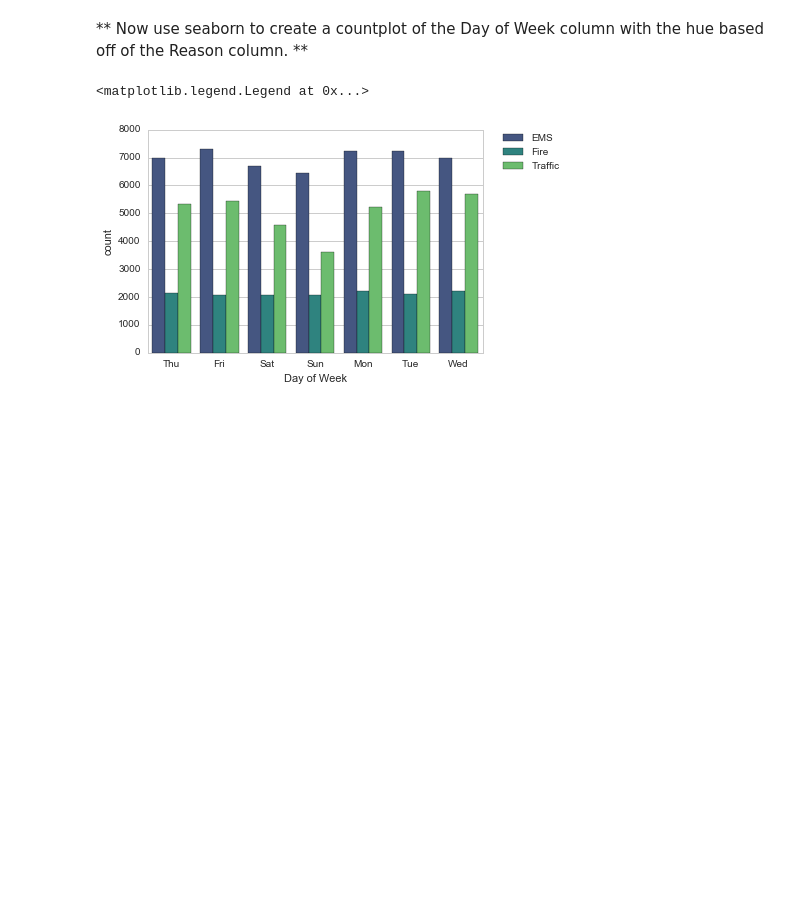
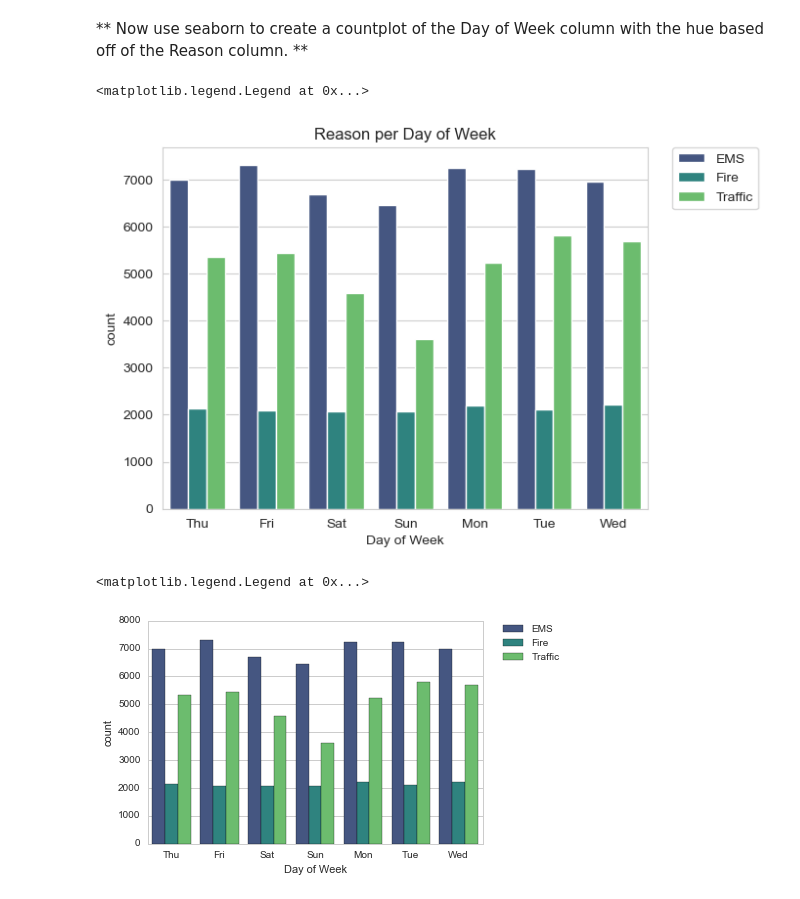
Before and after one commit to tdiazca/DataScienceUdemy, a Jupyter notebook: Refactored_Py_DS_ML_Bootcamp-master/10-Data-Capstone-Projects/01-911 Calls Data Capstone Project.ipynb, the cells around one changed output. Cells and saved outputs as stored; diff of their text form; code cells hidden in the pictures; blank space fills up the shorter version.

```diff
--- a/Refactored_Py_DS_ML_Bootcamp-master/10-Data-Capstone-Projects/01-911 Calls Data Capstone Project.ipynb
+++ b/Refactored_Py_DS_ML_Bootcamp-master/10-Data-Capstone-Projects/01-911 Calls Data Capstone Project.ipynb
@@ -104,3 +176,5 @@ ___
 str
 # %% [markdown]
 ** You should have seen that these timestamps are still strings. Use [pd.to_datetime](http://pandas.pydata.org/pandas-docs/stable/generated/pandas.to_datetime.html) to convert the column from strings to DateTime objects. **
+# %%
+df['timeStamp'] = df['timeStamp'].apply(lambda s: pd.to_datetime(s))
@@ -111,3 +212,7 @@ str
     time.hour
 
 **You can use Jupyter's tab method to explore the various attributes you can call. Now that the timestamp column are actually DateTime objects, use .apply() to create 3 new columns called Hour, Month, and Day of Week. You will create these columns based off of the timeStamp column, reference the solutions if you get stuck on this step.**
+# %%
+df['Hour'] = df['timeStamp'].apply(lambda t: t.hour)
+df['Month'] = df['timeStamp'].apply(lambda m: m.month)
+df['Day of Week'] = df['timeStamp'].apply(lambda d: d.dayofweek)
@@ -115,3 +226,6 @@ str
 ** Notice how the Day of Week is an integer 0-6. Use the .map() with this dictionary to map the actual string names to the day of the week: **
 
     dmap = {0:'Mon',1:'Tue',2:'Wed',3:'Thu',4:'Fri',5:'Sat',6:'Sun'}
+# %%
+dmap = {0:'Mon',1:'Tue',2:'Wed',3:'Thu',4:'Fri',5:'Sat',6:'Sun'}
+df['Day of Week'] = df['Day of Week'].map(dmap)
@@ -118,5 +241,14 @@ str
 # %% [markdown]
 ** Now use seaborn to create a countplot of the Day of Week column with the hue based off of the Reason column. **
+# %%
+sns.countplot(data=df, x='Day of Week' , hue='Reason', palette='viridis')
+plt.title('Reason per Day of Week')
+
+# To relocate the legend
+plt.legend(bbox_to_anchor=(1.05, 1), loc=2, borderaxespad=0.)
+# %% [output]
+<matplotlib.legend.Legend at 0x...>
+[figure, added]
 # %%
 # %% [output]
 <matplotlib.legend.Legend at 0x...>
```
Also changed, not shown: parts of 42 cells of this notebook.
